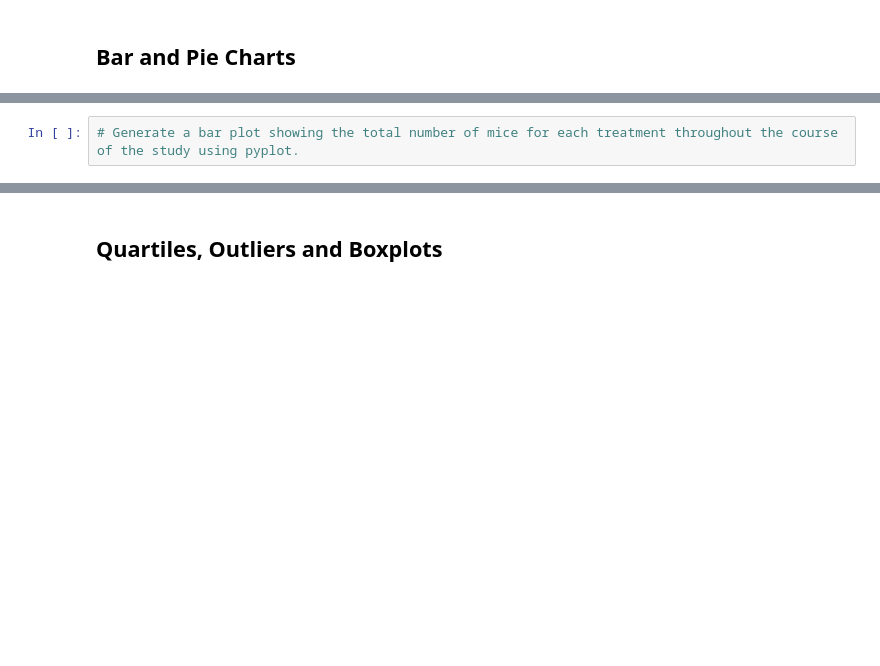
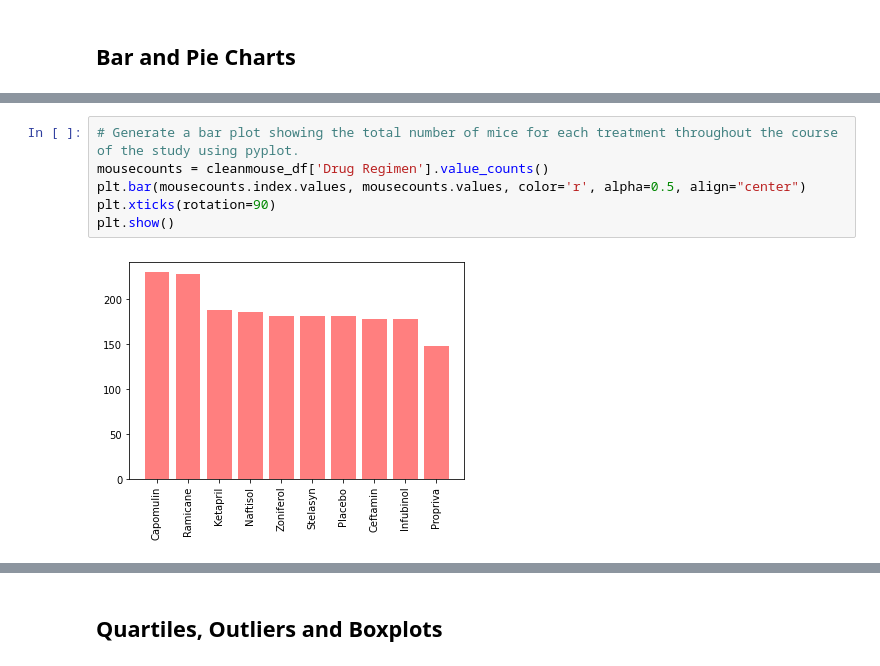
Before and after one commit to loucksjohn/matplotlib_homework, a Jupyter notebook: Pymaceuticals/pymaceuticals_starter.ipynb, the cells around one changed output, grey strips where cells are left out. Saved outputs shown, nothing was run; the diff lists cells and outputs as text; blank space fills up the shorter version.

```diff
--- a/Pymaceuticals/pymaceuticals_starter.ipynb
+++ b/Pymaceuticals/pymaceuticals_starter.ipynb
@@ -77,4 +115,10 @@ drugvar = drug_gby_df['Tumor Volume (mm3)'].var()
 # %%
 # Generate a bar plot showing the total number of mice for each treatment throughout the course of the study using pyplot.
+mousecounts = cleanmouse_df['Drug Regimen'].value_counts()
+plt.bar(mousecounts.index.values, mousecounts.values, color='r', alpha=0.5, align="center")
+plt.xticks(rotation=90)
+plt.show()
+# %% [output]
+[figure, added]
 # %%
 # Generate a pie plot showing the distribution of female versus male mice using pandas
```
Also changed, not shown: parts of 7 cells of this notebook.
